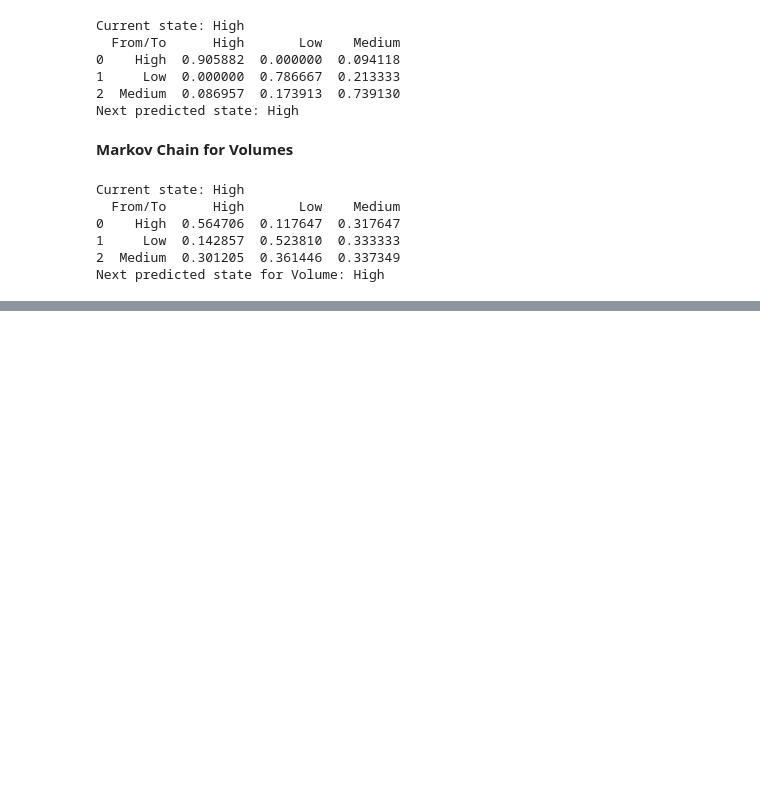
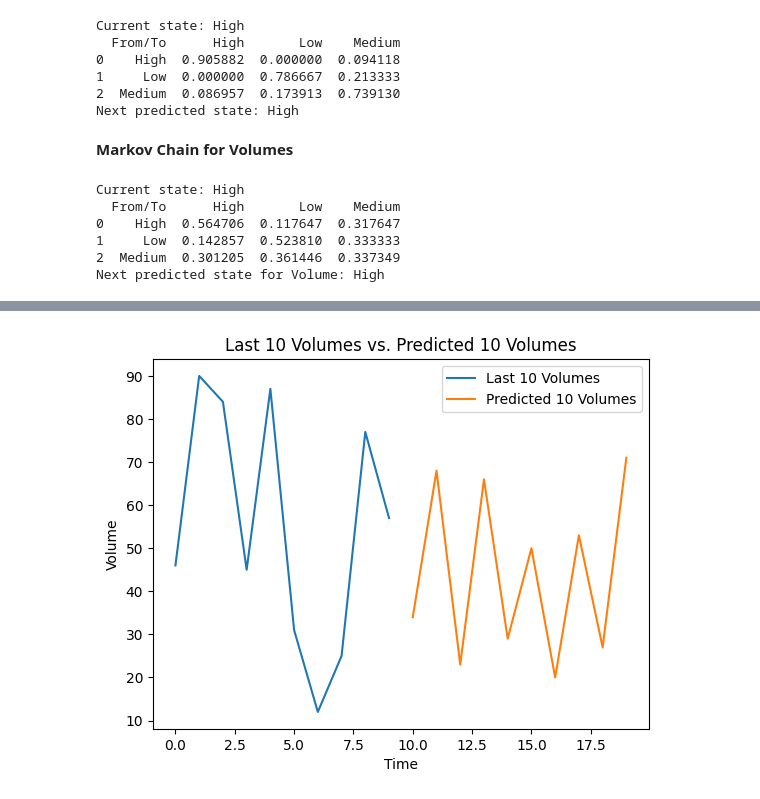
Before and after one commit to stefanciprian/rd, a Jupyter notebook: prices_and_volumes.ipynb, the cells around one changed output, grey strips where cells are left out. Drawn from its saved outputs; the diff is of its cells as text; code cells hidden in the pictures; blank space fills up the shorter version.

Commit message:
Markov Chart 10 predictions

```diff
--- a/prices_and_volumes.ipynb
+++ b/prices_and_volumes.ipynb
@@ -159,3 +159,83 @@ Current state: High
 1     Low  0.142857  0.523810  0.333333
 2  Medium  0.301205  0.361446  0.337349
 Next predicted state for Volume: High
+# %%
+import numpy as np
+import pandas as pd
+import matplotlib.pyplot as plt
+
+def predict_next_10_volumes(data):
+    """
+    Predicts the next 10 volumes using a Markov Chain.
+
+    Args:
+        data: List of volume data.
+
+    Returns:
+        List of predicted next 10 volumes.
+    """
+
+    # Discretize volumes into states (e.g., Low, Medium, High)
+    # Example discretization using quantiles:
+    low_threshold = np.quantile(data, 0.33)
+    high_threshold = np.quantile(data, 0.66)
+    states = np.where(data < low_threshold, 'Low', np.where(data > high_threshold, 'High', 'Medium'))
+
+    # Create transition state matrix
+    unique_states = np.unique(states)
+    transition_matrix = pd.DataFrame(0, index=unique_states, columns=unique_states)
+
+    for i in range(len(states) - 1):
+        current_state = states[i]
+        next_state = states[i + 1]
+        transition_matrix.loc[current_state, next_state] += 1
+
+    # Normalize transition matrix to get probabilities
+    transition_matrix = transition_matrix.div(transition_matrix.sum(axis=1), axis=0)
+
+    # Predict next 10 volumes
+    current_state = states[-1]  # Last observed state
+    predicted_volumes = []
+    for _ in range(10):
+        predicted_next_state = transition_matrix[transition_matrix.index == current_state].idxmax(axis=1).values[0]
+        # Map predicted state back to volume range
+        if predicted_next_state == 'Low':
+            predicted_volume = np.random.randint(int(data.min()), int(low_threshold))
+        elif predicted_next_state == 'High':
+            predicted_volume = np.random.randint(int(high_threshold), int(data.max()))
+        else:  # Medium
+            predicted_volume = np.random.randint(int(low_threshold), int(high_threshold))
+        predicted_volumes.append(predicted_volume)
+        current_state = predicted_next_state
+
+    return predicted_volumes
+
+# Example usage:
+data = np.random.randint(10, 101, size=100)  # Replace with your actual data
+predicted_volumes = predict_next_10_volumes(data)
+print("Predicted next 10 volumes:", predicted_volumes)
+
+# Assuming you have the original data in a variable called 'data'
+last_10_volumes = data[-10:]
+
+# Create x-axis values for plotting
+x_values_last_10 = np.arange(len(last_10_volumes))
+x_values_predicted = np.arange(len(last_10_volumes), len(last_10_volumes) + len(predicted_volumes))
+
+# Plot the last 10 volumes
+plt.plot(x_values_last_10, last_10_volumes, label='Last 10 Volumes')
+
+# Plot the predicted 10 volumes
+plt.plot(x_values_predicted, predicted_volumes, label='Predicted 10 Volumes')
+
+# Add labels and title
+plt.xlabel('Time')
+plt.ylabel('Volume')
+plt.title('Last 10 Volumes vs. Predicted 10 Volumes')
+
+# Add legend
+plt.legend()
+
+# Display the chart
+plt.show()
+# %% [output]
@@ -161,0 +243 @@ Next predicted state for Volume: High
+[figure, added]
```
Also changed, not shown: parts of 1 cell of this notebook.
